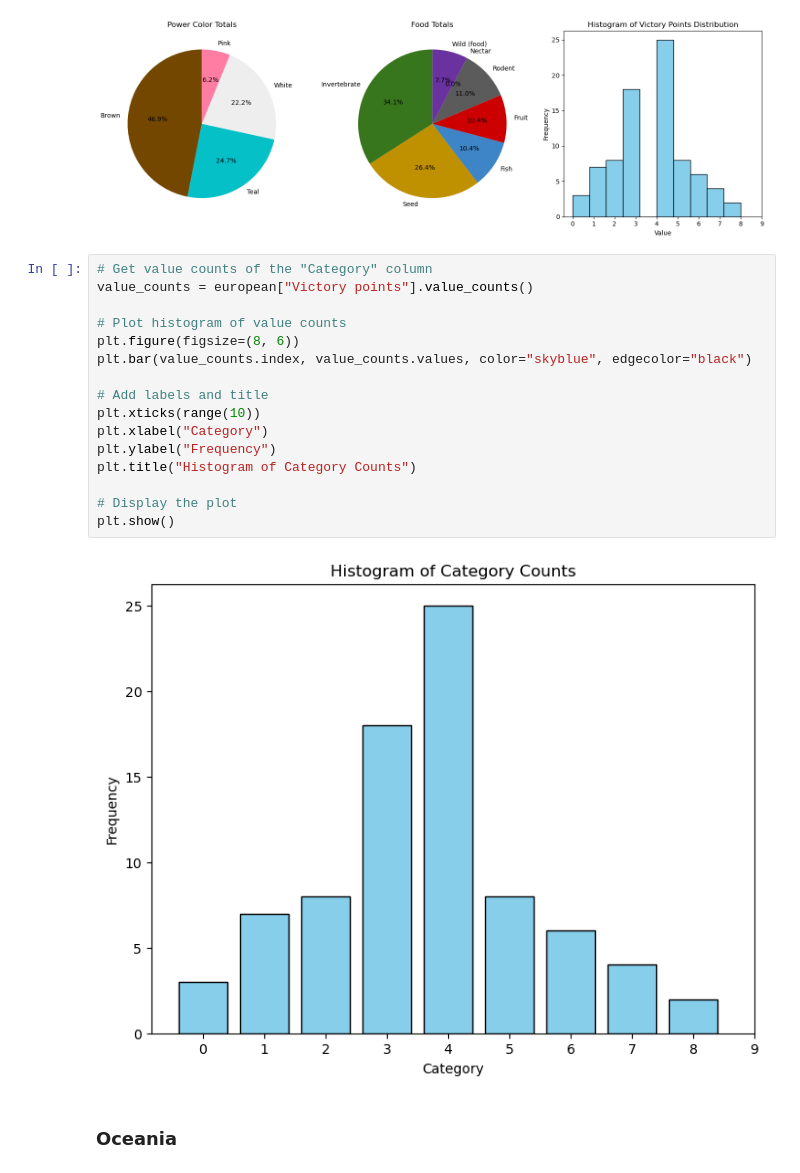
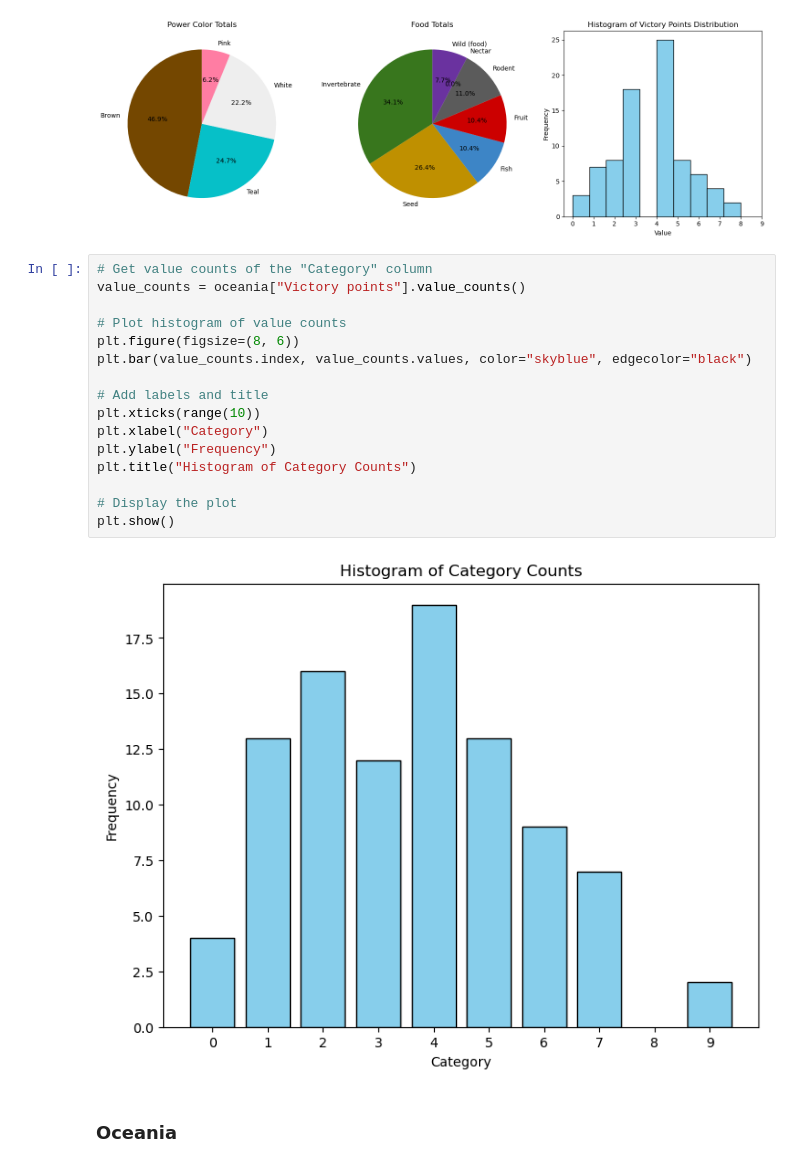
Before and after one commit to jwd164/data-science-training, a Jupyter notebook: 09 - Wingspan Board Game/Wingspan EDA.ipynb, the cells around one changed output. Drawn from its saved outputs; the diff is of its cells as text.

```diff
--- a/09 - Wingspan Board Game/Wingspan EDA.ipynb
+++ b/09 - Wingspan Board Game/Wingspan EDA.ipynb
@@ -167,22 +167,22 @@ dtype: float64
 [figure]
 # %%
 # Get value counts of the "Category" column
-value_counts = european["Victory points"].value_counts()
+value_counts = oceania["Victory points"].value_counts()
 
 # Plot histogram of value counts
 plt.figure(figsize=(8, 6))
 plt.bar(value_counts.index, value_counts.values, color="skyblue", edgecolor="black")
 
 # Add labels and title
 plt.xticks(range(10))
 plt.xlabel("Category")
 plt.ylabel("Frequency")
 plt.title("Histogram of Category Counts")
 
 # Display the plot
 plt.show()
 # %% [output]
-[figure, old version]
+[figure, new version]
 # %% [markdown]
 ### Oceania
 # %%
```
Also changed, not shown: parts of 5 cells of this notebook, 11 other files.
